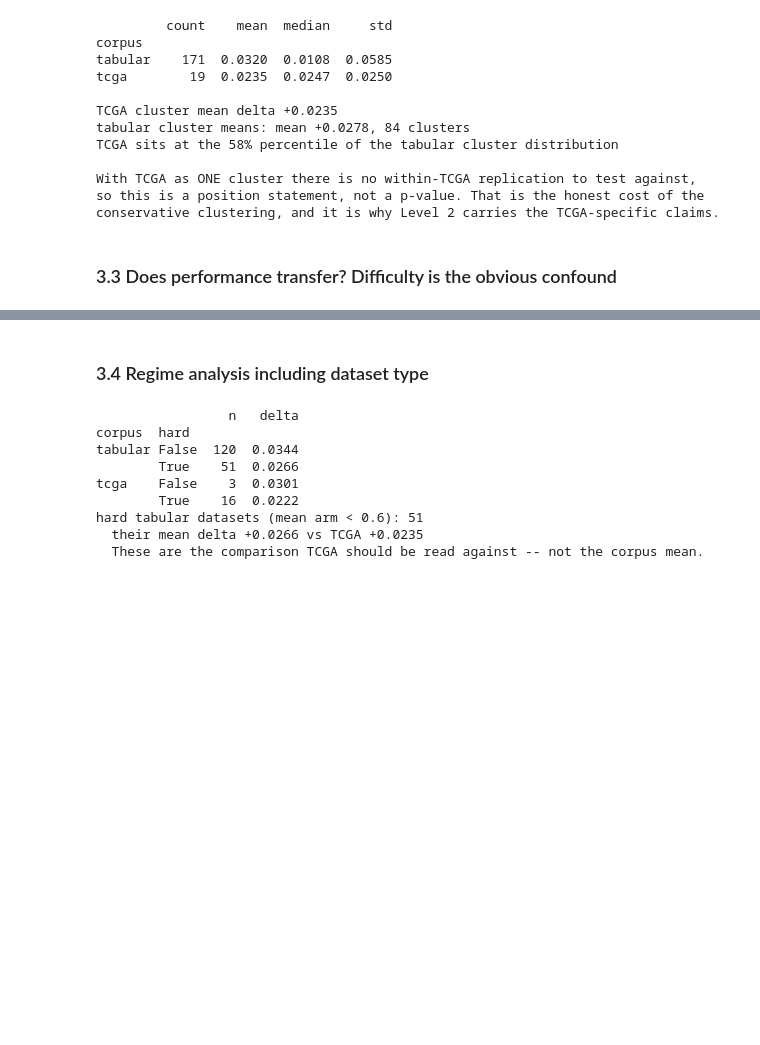
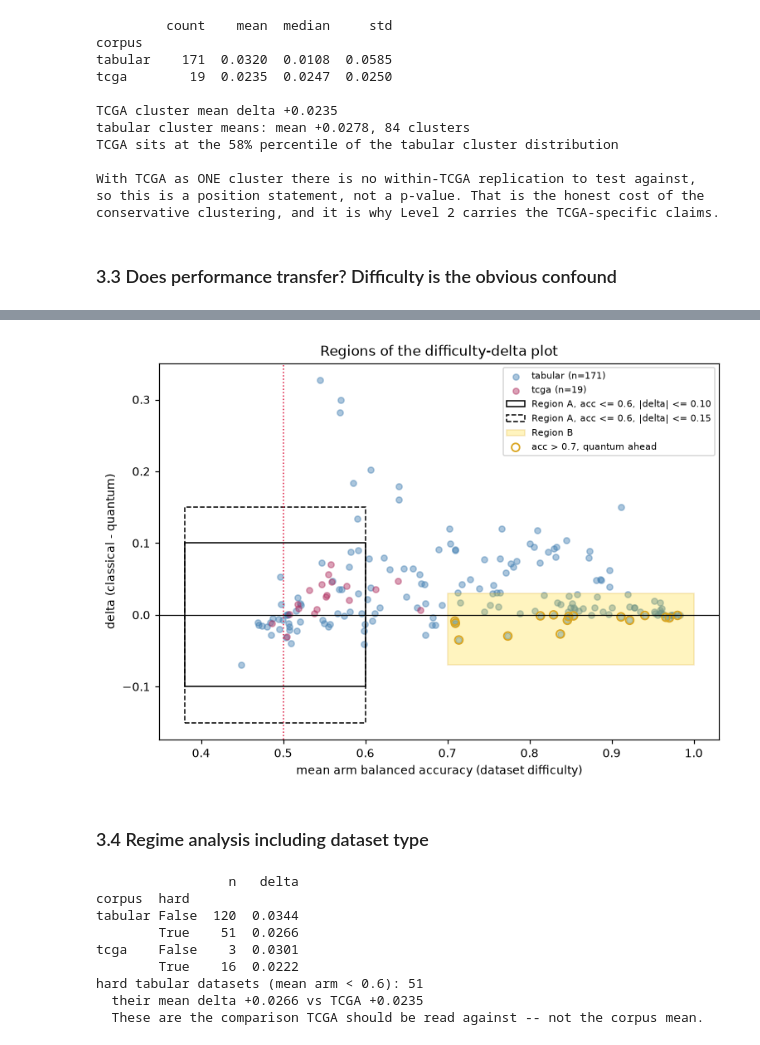
Before and after one commit to aritra90/QBioCode, a Jupyter notebook: experiments/analysis/merged_tabular_vs_tcga_analysis.ipynb, the cells around one changed output, grey strips where cells are left out. Cells and saved outputs as stored; diff of their text form; code cells hidden in the pictures; blank space fills up the shorter version.

Commit message:
analysis: §3.3a Region A (acc <= 0.6, |delta| <= 0.10) and Region B listings
Co-Authored-By: Claude Opus 5.5 (1M context) <noreply@anthropic.com>

```diff
--- a/experiments/analysis/merged_tabular_vs_tcga_analysis.ipynb
+++ b/experiments/analysis/merged_tabular_vs_tcga_analysis.ipynb
@@ -612,0 +648,78 @@ rather than a different phenomenon.
+# %%
+# Uses `diff` from the cell above: one row per dataset, mean_arm_score / delta / corpus.
+ACC_MAX = 0.6                    # Region A: mean arm balanced accuracy <= this
+DELTA_CENTRE = 0.0
+DELTA_BAND = 0.10                # Region A: |delta| <= this
+DELTA_BAND_WIDE = 0.15           # how many more if the delta band is widened
+
+def region_a(band):
+    hard   = diff.mean_arm_score <= ACC_MAX
+    no_gap = (diff.delta - DELTA_CENTRE).abs() <= band
+    return diff[hard & no_gap], hard.sum(), no_gap.sum()
+
+boxes = {}
+for band in (DELTA_BAND, DELTA_BAND_WIDE):
+    box, n_acc, n_delta = region_a(band)
+    boxes[band] = box
+    print(f'Region A, acc <= {ACC_MAX}, |delta| <= {band:.2f}: {len(box)} datasets '
+          f'({box.corpus.value_counts().to_dict()})')
+    print(f'   accuracy cut alone keeps {n_acc}/{len(diff)}; '
+          f'delta band alone keeps {n_delta}/{len(diff)}')
+
+show = boxes[DELTA_BAND].sort_values(['corpus', 'mean_arm_score'])
+print(f'\n--- the {len(show)} datasets in Region A (acc <= {ACC_MAX}, '
+      f'|delta| <= {DELTA_BAND:.2f}) ---')
+print(show[['corpus', 'mean_arm_score', 'delta']].round(4).to_string())
+
+added = boxes[DELTA_BAND_WIDE].loc[
+    boxes[DELTA_BAND_WIDE].index.difference(boxes[DELTA_BAND].index)]
+print(f'\n--- widening |delta| {DELTA_BAND:.2f} -> {DELTA_BAND_WIDE:.2f} '
+      f'(acc <= {ACC_MAX} unchanged) adds {len(added)} datasets ---')
+print(added.sort_values(['corpus', 'mean_arm_score'])
+      [['corpus', 'mean_arm_score', 'delta']].round(4).to_string())
+
+# Region B: easy datasets where quantum leads. delta < 0 = quantum ahead.
+ACC_MIN = 0.7
+DELTA_TARGET, DELTA_TOL = -0.02, 0.05    # "delta -0.1, or in that range"
+easy = diff[diff.mean_arm_score > ACC_MIN]
+in_window = easy[(easy.delta - DELTA_TARGET).abs() <= DELTA_TOL]
+print(f'\nRegion B: acc > {ACC_MIN} and delta in '
+      f'[{DELTA_TARGET - DELTA_TOL:+.2f}, {DELTA_TARGET + DELTA_TOL:+.2f}]: '
+      f'{len(in_window)} datasets')
+if len(in_window):
+    print(in_window.sort_values('delta')[['corpus', 'mean_arm_score', 'delta']]
+          .round(4).to_string())
+else:
+    print(f'   none. The most negative delta in the whole corpus is '
+          f'{diff.delta.min():+.4f} ({diff.delta.idxmin()}), so nothing reaches '
+          f'{DELTA_TARGET:+.2f}.')
+
+quantum_ahead = easy[easy.delta < 0].sort_values('delta')
+print(f'\nacc > {ACC_MIN} with quantum ahead at all (delta < 0): {len(quantum_ahead)} '
+      f'datasets, delta from {quantum_ahead.delta.min():+.4f} to '
+      f'{quantum_ahead.delta.max():+.4f}')
+print(quantum_ahead[['corpus', 'mean_arm_score', 'delta']].round(4).to_string())
+
+# The same plot, with both regions drawn on it.
+fig, ax = plt.subplots(figsize=(7, 5))
+for corpus, g in diff.groupby('corpus'):
+    ax.scatter(g.mean_arm_score, g.delta, s=22, alpha=0.45,
+               color='#b03060' if corpus == 'tcga' else '#4682b4',
+               label=f'{corpus} (n={len(g)})')
+x_left = min(diff.mean_arm_score.min(), 0.4) - 0.02
+for band, ls in ((DELTA_BAND, '-'), (DELTA_BAND_WIDE, '--')):
+    ax.add_patch(plt.Rectangle((x_left, DELTA_CENTRE - band), ACC_MAX - x_left,
+                               2 * band, fill=False, ec='k', ls=ls, lw=1,
+                               label=f'Region A, acc <= {ACC_MAX}, |delta| <= {band:.2f}'))
+ax.add_patch(plt.Rectangle((ACC_MIN, DELTA_TARGET - DELTA_TOL),
+                           1.0 - ACC_MIN, 2 * DELTA_TOL, fill=True, fc='gold',
+                           alpha=0.25, ec='goldenrod', label='Region B'))
+ax.scatter(quantum_ahead.mean_arm_score, quantum_ahead.delta, s=40,
+           facecolors='none', edgecolors='goldenrod', lw=1.2,
+           label='acc > 0.7, quantum ahead')
+ax.axhline(0, color='k', lw=0.8); ax.axvline(0.5, color='crimson', ls=':', lw=1)
+ax.set_xlabel('mean arm balanced accuracy (dataset difficulty)')
+ax.set_ylabel('delta (classical - quantum)')
+ax.set_title('Regions of the difficulty-delta plot')
+ax.legend(fontsize=7, loc='upper right'); plt.tight_layout(); plt.show()
+# %% [output]
@@ -613,3 +743,4 @@ rather than a different phenomenon.
+[figure, added]
 # %% [markdown]
 ### 3.4 Regime analysis including dataset type
 # %%
```
Also changed, not shown: parts of 7 cells of this notebook.
